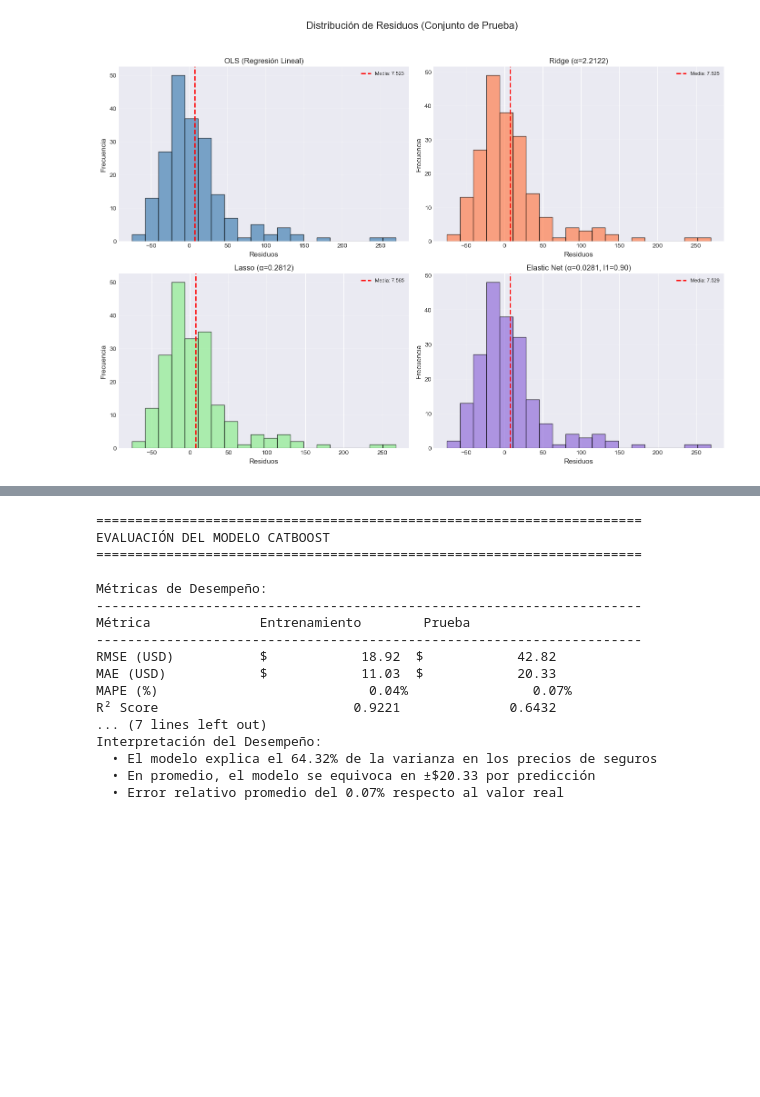
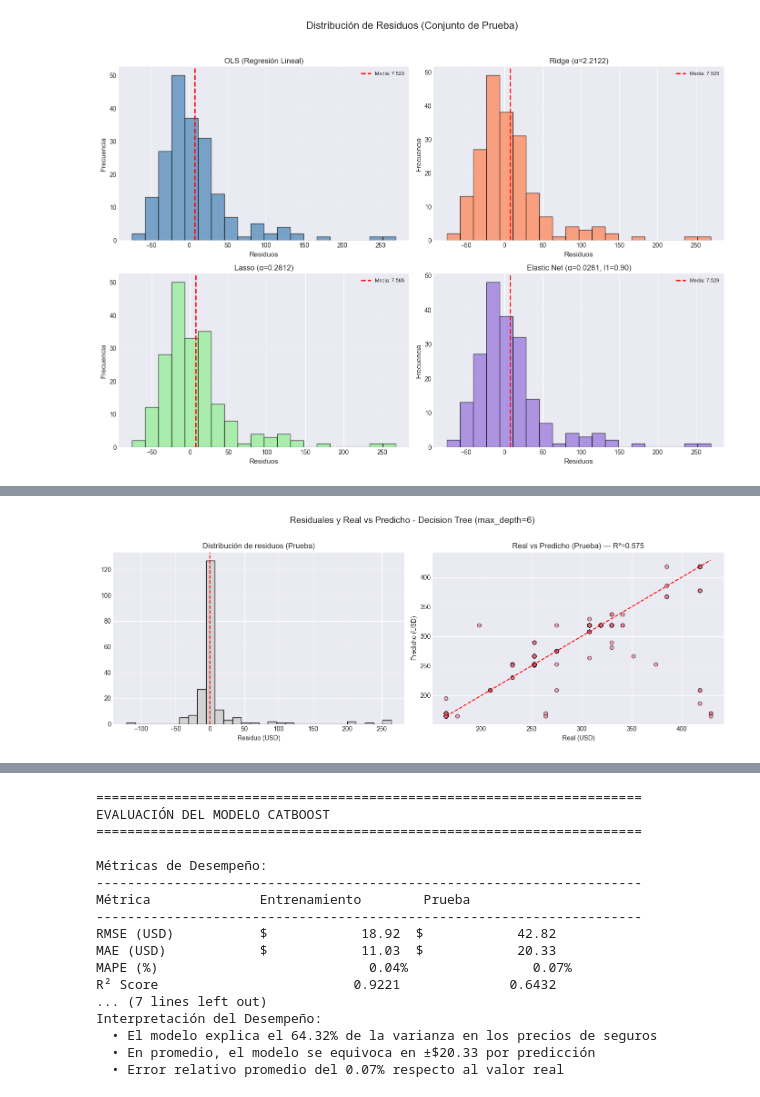
Before and after one commit to AleCarregha/Proyecto_Final_Mineria_INNOVAdores, a Jupyter notebook: Proyecto_final.ipynb, the cells around one changed output, grey strips where cells are left out. Cells and saved outputs as stored; diff of their text form; code cells hidden in the pictures; blank space fills up the shorter version.

Commit message:
Arbol, Forest, Boosting y bagging

```diff
--- a/Proyecto_final.ipynb
+++ b/Proyecto_final.ipynb
@@ -1400,17 +1409,16 @@ for ax, (name, predictions, color) in zip(axes, models_pred):
     max_val = max(y_test.max(), predictions.max())
     ax.plot([min_val, max_val], [min_val, max_val], 'r--', linewidth=2, label='Predicción perfecta')
 
+    # R² para este modelo
+    r2 = r2_score(y_test, predictions)
+
     ax.set_xlabel('Valores reales', fontsize=11)
     ax.set_ylabel('Predicciones', fontsize=11)
     ax.set_title(name, fontsize=12)
     ax.grid(True, alpha=0.3)
     ax.legend(loc='lower right')
-    ax.text(0.05, 0.95, f'R² = {r2:.4f}', transform=ax.transAxes,
-            fontsize=10, verticalalignment='top',
-            bbox=dict(boxstyle='round', facecolor='white', alpha=0.8))
 
-    # R² en el gráfico
-    r2 = r2_score(y_test, predictions)
+    # Texto con R²
     ax.text(0.05, 0.95, f'R² = {r2:.4f}', transform=ax.transAxes,
             fontsize=10, verticalalignment='top',
             bbox=dict(boxstyle='round', facecolor='white', alpha=0.8))
@@ -1482,0 +1487,79 @@ plt.show()
+# %%
+# Importar modelos necesarios y definir función auxiliar para entrenamiento/evaluación
+from sklearn.tree import DecisionTreeRegressor
+from sklearn.ensemble import BaggingRegressor, RandomForestRegressor, GradientBoostingRegressor
+from xgboost import XGBRegressor
+
+
+def train_and_evaluate(model, name, X_train=X_train, X_test=X_test, y_train=y_train, y_test=y_test):
+    """Entrena un modelo, calcula métricas y dibuja tres gráficos básicos.
+    Retorna diccionario con métricas y el modelo entrenado.
+    """
+    print("\n" + "="*70)
+    print(f"MODELO: {name}")
+    print("="*70)
+
+    model.fit(X_train, y_train)
+
+    y_pred_train = model.predict(X_train)
+    y_pred_test = model.predict(X_test)
+
+    rmse_train = np.sqrt(mean_squared_error(y_train, y_pred_train))
+    rmse_test = np.sqrt(mean_squared_error(y_test, y_pred_test))
+    mae_train = mean_absolute_error(y_train, y_pred_train)
+    mae_test = mean_absolute_error(y_test, y_pred_test)
+    mape_train = mean_absolute_percentage_error(y_train, y_pred_train)
+    mape_test = mean_absolute_percentage_error(y_test, y_pred_test)
+    r2_train = r2_score(y_train, y_pred_train)
+    r2_test = r2_score(y_test, y_pred_test)
+
+    print("\nMétricas:")
+    print("-"*70)
+    print(f"{'Métrica':<20} {'Entrenamiento':<20} {'Prueba':<20}")
+    print("-"*70)
+    print(f"{'RMSE (USD)':<20} ${rmse_train:>17.2f}  ${rmse_test:>17.2f}")
+    print(f"{'MAE (USD)':<20} ${mae_train:>17.2f}  ${mae_test:>17.2f}")
+    print(f"{'MAPE (%)':<20} {mape_train:>18.2f}%  {mape_test:>18.2f}%")
+    print(f"{'R² Score':<20} {r2_train:>18.4f}  {r2_test:>18.4f}")
+    print("-"*70)
+
+    # Gráficos: Residuales y Real vs Predicho (prueba)
+    residuos = y_test - y_pred_test
+
+    fig, axes = plt.subplots(1, 2, figsize=(14,5))
+    fig.suptitle(f'Residuales y Real vs Predicho - {name}', fontsize=14, y=1.02)
+
+    axes[0].hist(residuos, bins=30, color='lightgray', edgecolor='black')
+    axes[0].axvline(0, color='red', linestyle='--')
+    axes[0].set_title('Distribución de residuos (Prueba)')
+    axes[0].set_xlabel('Residuo (USD)')
+
+    axes[1].scatter(y_test, y_pred_test, alpha=0.6, edgecolors='black')
+    minv = min(y_test.min(), y_pred_test.min())
+    maxv = max(y_test.max(), y_pred_test.max())
+    axes[1].plot([minv, maxv], [minv, maxv], 'r--')
+    axes[1].set_title(f'Real vs Predicho (Prueba) — R²={r2_test:.3f}')
+    axes[1].set_xlabel('Real (USD)')
+    axes[1].set_ylabel('Predicho (USD)')
+
+    plt.tight_layout()
+    plt.show()
+
+    results = {
+        'name': name,
+        'model': model,
+        'rmse_train': rmse_train,
+        'rmse_test': rmse_test,
+        'mae_train': mae_train,
+        'mae_test': mae_test,
+        'mape_train': mape_train,
+        'mape_test': mape_test,
+        'r2_train': r2_train,
+        'r2_test': r2_test,
+    }
+    return results
+
+# Entrenar y evaluar árbol de decisión (depth moderado para evitar overfitting extremo)
+dt = DecisionTreeRegressor(max_depth=6, random_state=42)
+results_dt = train_and_evaluate(dt, 'Decision Tree (max_depth=6)')
+# %% [output]
@@ -1482,0 +1579 @@ plt.show()
+[figure, added]
```
Also changed, not shown: parts of 15 cells of this notebook, 4 other files.
